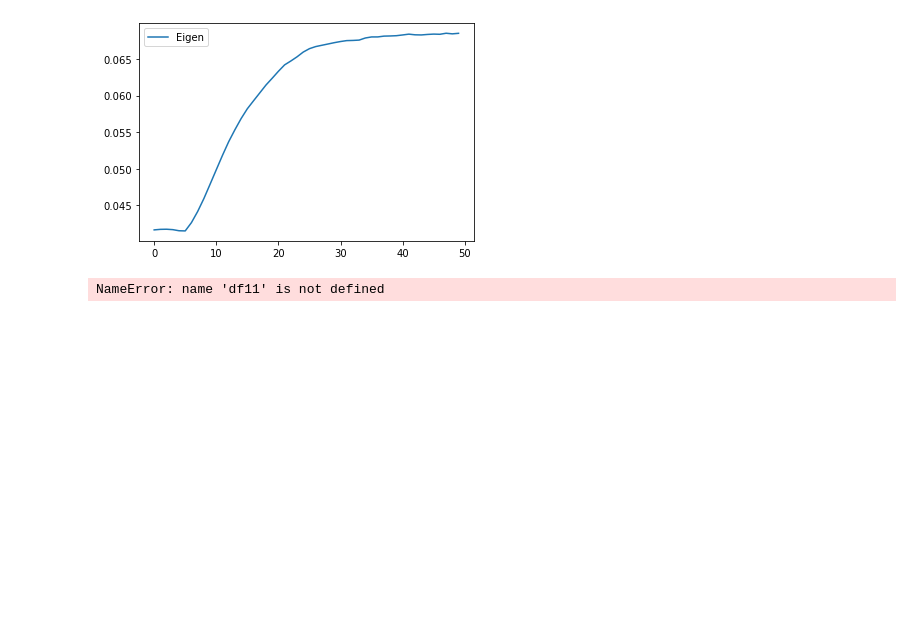
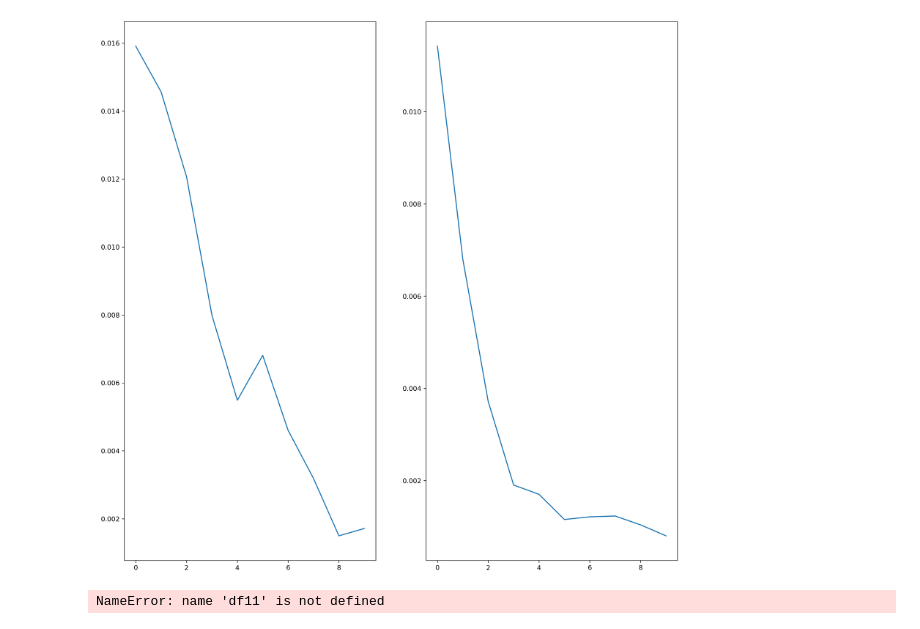
Before and after one commit to jackmiller2003/kae-cyclones, a Jupyter notebook: src/graphing_from_csv.ipynb, the cells around one changed output. Saved outputs shown, nothing was run; the diff lists cells and outputs as text; code cells hidden in the pictures; blank space fills up the shorter version.

```diff
--- a/src/graphing_from_csv.ipynb
+++ b/src/graphing_from_csv.ipynb
@@ -71,12 +10,13 @@ Cons loss: [0.1075909026387041]
 # %%
-epochs = [x for x in range(len(loss_dict["loss"]))]
-#plt.plot(epochs, loss_dict["fwd"], label="Forward")
-#plt.plot(epochs, loss_dict["iden"], label="Identity")
-plt.plot(epochs, loss_dict["eigen"], label="Eigen")
-plt.legend(loc="best")
+with open("/home/156/cn1951/kae-cyclones/results/run_data/testRun.json", 'r') as f:
+    results = json.load(f)
+fig, axs = plt.subplots(1,2,figsize=(15,15), dpi=300)
+epochs = [x for x in range(len(results["average"]["gaussianElement"]["1e0"]["loss"]))]
+axs[0].plot(epochs, results["average"]["gaussianElement"]["1e0"]["fwd_val"], label="Gaussian Element")
+axs[1].plot(epochs, results["average"]["gaussianEigen"]["1e0"]["fwd_val"], label="Gaussian Eigen")
 plt.show()
 # %% [output]
-[figure, old version]
+[figure, new version]
 # %%
 # df = pd.read_csv(f'/home/156/jm0124/kae-cyclones/src/diss0.csv', on_bad_lines='skip')
 # df2 = pd.read_csv(f'/home/156/jm0124/kae-cyclones/src/diss5.csv', on_bad_lines='skip')
```
Also changed, not shown: parts of 2 cells of this notebook, 3 other files.
